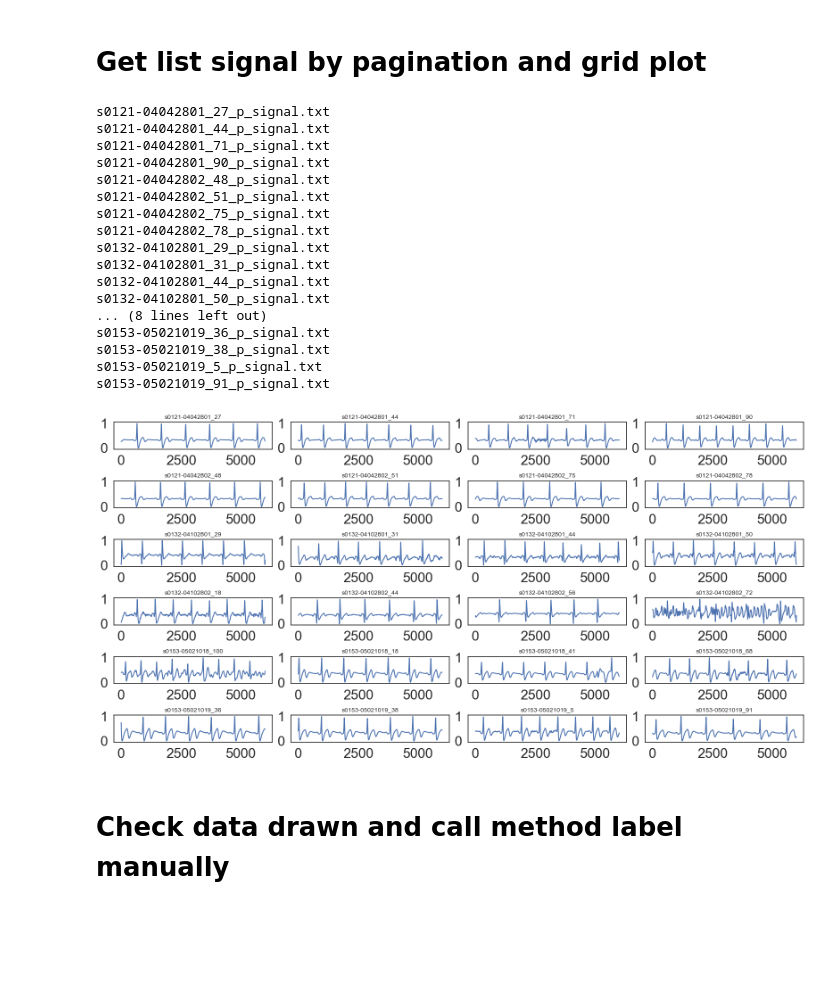
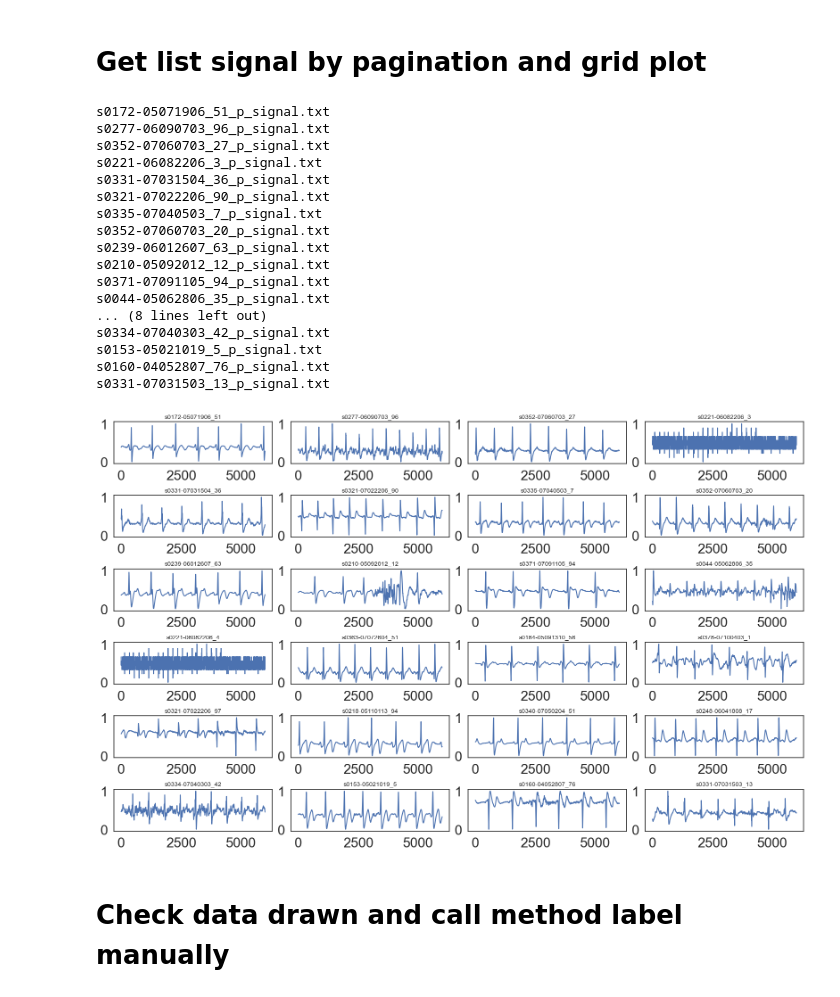
Before and after one commit to ng-anhhtuann/ecg-stroke-prediction, a Jupyter notebook: elderly-stroke/ecg.ipynb, the cells around one changed output. Saved outputs shown, nothing was run; the diff lists cells and outputs as text; code cells hidden in the pictures; blank space fills up the shorter version.

Commit message:
[ng-anhhtuann] Predict dataset

```diff
--- a/elderly-stroke/ecg.ipynb
+++ b/elderly-stroke/ecg.ipynb
@@ -472,53 +475,56 @@ print(data)
 # %% [markdown]
 # Get list signal by pagination and grid plot
 # %%
-file_names = paging(dataset, 3, 24)
+def grid_plot(folder, page, pageSize = 24, num_cols = 4):
+    dataset = get_main_names_of_files(folder)
+    file_names = paging(dataset, page, pageSize)
 
-num_plots = len(file_names)
-num_cols = 4
-num_rows = int(np.ceil(num_plots / num_cols))
+    num_plots = len(file_names)
+    num_cols = num_cols
+    num_rows = int(np.ceil(num_plots / num_cols))
 
-fig, axs = plt.subplots(num_rows, num_cols, figsize=(16, 8))
+    fig, axs = plt.subplots(num_rows, num_cols, figsize=(16, 10))
 
-for i, file_name in enumerate(file_names):
-    print(f'{file_name}_p_signal.txt')
-    title = file_name
-    file_name = os.path.join(DATASET_QC, f'{file_name}_p_signal.txt')
+    for i, file_name in enumerate(file_names):
+        print(f'{file_name}_p_signal.txt')
+        title = file_name
+        file_name = os.path.join(folder, f'{file_name}_p_signal.txt')
 
-    row = i // num_cols
-    col = i % num_cols
-    data = np.loadtxt(file_name)
-    data = data[:,0]
+        row = i // num_cols
+        col = i % num_cols
+        data = np.loadtxt(file_name)
+        data = data[:,0]
+        axs[row, col].plot(data)
+        axs[row, col].set_title(title, size=10)
 
-    axs[row, col].plot(data)
-    axs[row, col].set_title(title, size=10)
+    for i in range(num_plots, num_rows * num_cols):
+        row = i // num_cols
+        col = i % num_cols
+        axs[row, col].axis('off')
 
-for i in range(num_plots, num_rows * num_cols):
-    row = i // num_cols
-    col = i % num_cols
-    axs[row, col].axis('off')
+    plt.tight_layout()
+    plt.show()
 
-plt.tight_layout()
-plt.show()
+grid_plot(DATASET_QC, 1, 24, 4)
 # %% [output]
-s0121-04042801_27_p_signal.txt
-s0121-04042801_44_p_signal.txt
-s0121-04042801_71_p_signal.txt
-s0121-04042801_90_p_signal.txt
-s0121-04042802_48_p_signal.txt
-s0121-04042802_51_p_signal.txt
-s0121-04042802_75_p_signal.txt
-s0121-04042802_78_p_signal.txt
-s0132-04102801_29_p_signal.txt
-s0132-04102801_31_p_signal.txt
-s0132-04102801_44_p_signal.txt
-s0132-04102801_50_p_signal.txt
+s0172-05071906_51_p_signal.txt
+s0277-06090703_96_p_signal.txt
+s0352-07060703_27_p_signal.txt
+s0221-06082206_3_p_signal.txt
+s0331-07031504_36_p_signal.txt
+s0321-07022206_90_p_signal.txt
+s0335-07040503_7_p_signal.txt
+s0352-07060703_20_p_signal.txt
+s0239-06012607_63_p_signal.txt
+s0210-05092012_12_p_signal.txt
+s0371-07091105_94_p_signal.txt
+s0044-05062806_35_p_signal.txt
 ... (8 lines left out)
-s0153-05021019_36_p_signal.txt
-s0153-05021019_38_p_signal.txt
+s0334-07040303_42_p_signal.txt
 s0153-05021019_5_p_signal.txt
-s0153-05021019_91_p_signal.txt
+s0160-04052807_76_p_signal.txt
+s0331-07031503_13_p_signal.txt
-[figure, old version]
+[figure, new version]
 # %% [markdown]
 # Check data drawn and call method label manually
 # %%
```
Also changed, not shown: parts of 9 cells of this notebook.
